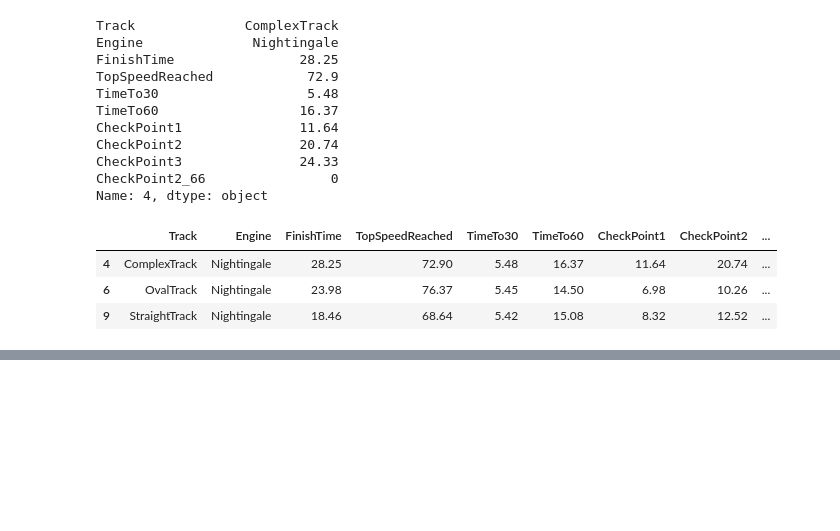
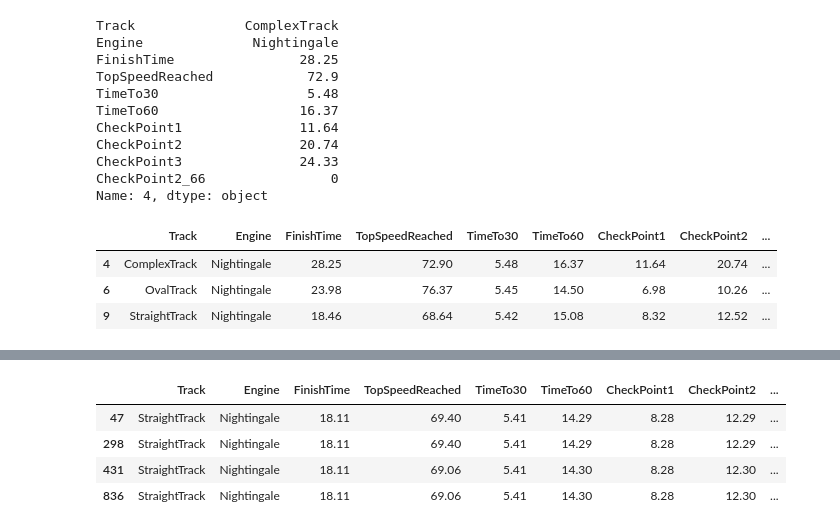
Before and after one commit to topollonaketsana/Coding-Summer-School-CSS, a Jupyter notebook: week 2/probability and statistics/Data-Handling.ipynb, the cells around one changed output, grey strips where cells are left out. Cells and saved outputs as stored; diff of their text form; code cells hidden in the pictures; blank space fills up the shorter version.

```diff
--- a/week 2/probability and statistics/Data-Handling.ipynb
+++ b/week 2/probability and statistics/Data-Handling.ipynb
@@ -149,0 +240,11 @@ racing_oval_staight = racing.loc[racing['Track'].isin(tr), :]
+# %%
+## create a dictionary \
+## here 'checkpoint66' contains a 1 if checkpoint2 was     within the first 66% of the completed race time
+## 1 means reached within time and 0 otherwise
+to_replace = {
+             1 : 'Yes',
+             0 : 'No'
+}
+# %%
+## replace the column with dictionary
+racing['CheckPoint2_66'] = racing['CheckPoint2_66'].replace(to_replace)
@@ -149,0 +267,13 @@ racing_oval_staight = racing.loc[racing['Track'].isin(tr), :]
+# %%
+## create a new variable in the racing dataset based on the 'FinishTime'
+## if FinishTime > 25, then display 'slow'
+## if FinishTime <= 25, then 'fast'
+
+def slow_fast(time):
+    if time > 25:
+        return 'slow'
+
+    else:
+        return 'fast'
+
+racing['Indicator'] = racing['FinishTime'].apply(slow_fast)
@@ -149,0 +296,12 @@ racing_oval_staight = racing.loc[racing['Track'].isin(tr), :]
+# %%
+## print all duplicated rows
+duplicates = racing.duplicated(keep= False)
+dups = racing[duplicates]
+# %%
+dups
+# %% [output]
+|  | Track | Engine | FinishTime | TopSpeedReached | TimeTo30 | TimeTo60 | CheckPoint1 | CheckPoint2 | ... |
+| 47 | StraightTrack | Nightingale | 18.11 | 69.40 | 5.41 | 14.29 | 8.28 | 12.29 | ... |
+| 298 | StraightTrack | Nightingale | 18.11 | 69.40 | 5.41 | 14.29 | 8.28 | 12.29 | ... |
+| 431 | StraightTrack | Nightingale | 18.11 | 69.06 | 5.41 | 14.30 | 8.28 | 12.30 | ... |
+| 836 | StraightTrack | Nightingale | 18.11 | 69.06 | 5.41 | 14.30 | 8.28 | 12.30 | ... |
```
Also changed, not shown: parts of 18 cells of this notebook, 2 other files.
